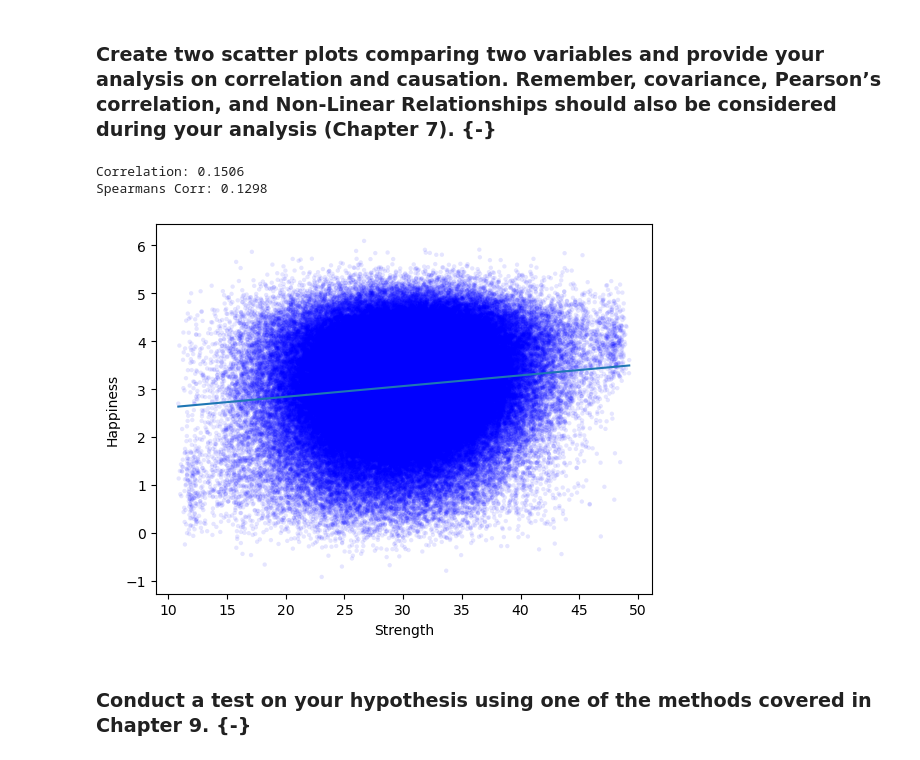
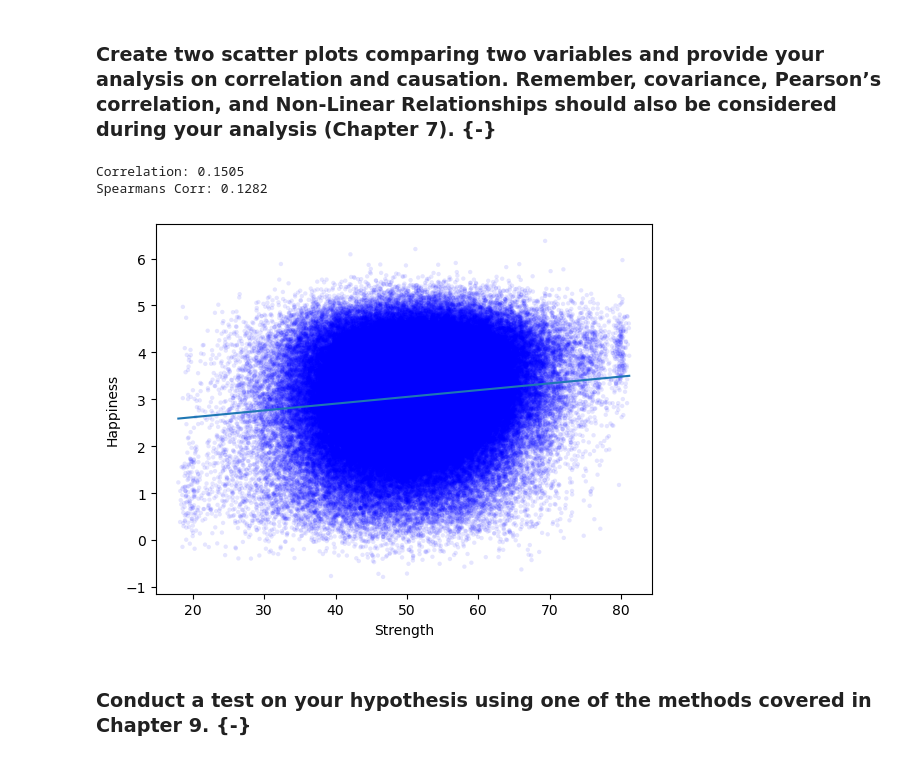
Before and after one commit to jeffbaronp3/BARON_DSC530_TermProject, a Jupyter notebook: BARON_DSC530_TermProject.ipynb, the cells around one changed output. Saved outputs shown, nothing was run; the diff lists cells and outputs as text; code cells hidden in the pictures.

```diff
--- a/BARON_DSC530_TermProject.ipynb
+++ b/BARON_DSC530_TermProject.ipynb
@@ -103,6 +105,9 @@ for x in range(0,6):
     first.HHIOctile[(first["HHI"] >= octile[x]) & (first["HHI"] < octile[x+1])] = x+2
 first.HHIOctile[first["HHI"] >= octile[6]] = 8
 
+# Use regression analysis to find the questions that are most correlated with the top-line measures of health, wealth, love, and faith.
+# The top-line measures were taken from other parts of the MRI-Simmons survey so that they would not appear in this regression.
+
 formula = "Health ~ X1 " + rest
 model = smf.ols(formula, data=first)
 results = model.fit()
@@ -111,7 +116,7 @@ final = pd.merge(resframe, dataindex, left_index=True, right_index=True, how='in
 final.columns = ["Coef","Label"]
 print("Health:\n", final.nlargest(5,"Coef"))
 data["Health"] = 0
-for cur in final.nlargest(5,"Coef").index.tolist()[2:6]:
+for cur in final.nlargest(5,"Coef").index.tolist()[0:5]:
     data["Health"] += first[cur]
 
 formula = "HHIOctile ~ X1 " + rest
@@ -122,7 +127,7 @@ final = pd.merge(resframe, dataindex, left_index=True, right_index=True, how='in
 final.columns = ["Coef","Label"]
 print("Wealth:\n", final.nlargest(5,"Coef"))
 data["Wealth"] = 0
-for cur in final.nlargest(5,"Coef").index.tolist()[2:6]:
+for cur in final.nlargest(5,"Coef").index.tolist()[0:5]:
     data["Wealth"] += first[cur]
 
 formula = "Love ~ X1 " + rest
@@ -133,7 +138,7 @@ final = pd.merge(resframe, dataindex, left_index=True, right_index=True, how='in
 final.columns = ["Coef","Label"]
 print("Love:\n", final.nlargest(5,"Coef"))
 data["Love"] = 0
-for cur in final.nlargest(5,"Coef").index.tolist()[2:6]:
+for cur in final.nlargest(5,"Coef").index.tolist()[0:5]:
     data["Love"] += first[cur]
 
 formula = "Faith ~ X1 " + rest
@@ -144,7 +149,7 @@ final = pd.merge(resframe, dataindex, left_index=True, right_index=True, how='in
 final.columns = ["Coef","Label"]
 print("Faith:\n", final.nlargest(5,"Coef"))
 data["Faith"] = 0
-for cur in final.nlargest(5,"Coef").index.tolist()[2:6]:
+for cur in final.nlargest(5,"Coef").index.tolist()[0:5]:
     data["Faith"] += first[cur]
 # %% [output]
 Health:
@@ -167,7 +172,17 @@ X85  0.085618              I attend religious services regularly
 # %%
 data["Wave"] = [int(x)-81 for x in first["RespID"].str[:2]]
 data["Happy"] = first["Happy"]
-data["Politics"] = first["Politics"]
+data["Strength"] = data.Health + data.Wealth + data.Love + data.Faith
+
+# Note: Political Outloook in the study is measured on a five point scale.  I've randomly assigned 50% of "Middle of the Road" people
+# to each of the polar groups.
+
+nMOR = len(first[first.Politics == 3])
+data["rand"] = np.random.rand(len(data))
+data["Politics"] = first.Politics
+data["Politics"][(data.Politics == 3) & (data.rand < 0.5)] = 4
+data["Politics"][data.Politics == 3] = 2
+data = data.drop(columns = ["rand"])
 
 print(data.head(10))
 # %% [output]
@@ -318,16 +391,0 @@ thinkplot. Show(xlabel='Strength', ylabel='CDF')
-# %%
-mean, var = thinkstats2.TrimmedMeanVar(data.strength, p=0.01)
-std = np.sqrt(var)
-
-xs = [-4, 4]
-fxs, fys = thinkstats2.FitLine(xs, mean, std)
-thinkplot.Plot(fxs, fys, linewidth=4, color="0.8")
-
-xs, ys = thinkstats2.NormalProbability(data.strength)
-thinkplot.Plot(xs, ys, label="H-W-L-F Score")
-
-thinkplot.Config(
-    title="Normal probability plot",
-    xlabel="Standard deviations from mean",
-    ylabel="Strength",
-)
@@ -336,6 +392,8 @@ thinkplot.Config(
 # %% [markdown]
 ### Create two scatter plots comparing two variables and provide your analysis on correlation and causation. Remember, covariance, Pearson’s correlation, and Non-Linear Relationships should also be considered during your analysis (Chapter 7). {-}
 # %%
+# Create a point cloud and correlation line of strenth scores vs. happiness scores.
+
 from numpy.polynomial.polynomial import polyfit
 import matplotlib.pyplot as plt
 
@@ -356,38 +414,38 @@ def Cov(xs, ys, meanx=None, meany=None):
 def Corr(xs, ys):
     xs = np.asarray(xs)
     ys = np.asarray(ys)
     meanx, varx = thinkstats2.MeanVar(xs)
     meany, vary = thinkstats2.MeanVar(ys)
     corr = Cov(xs, ys, meanx, meany) / np.sqrt(varx * vary)
     return corr
 
 def SpearmanCorr(xs, ys):
     xranks = pd.Series(xs).rank()
     yranks = pd.Series(ys).rank()
     return Corr(xranks, yranks)
 
-print(f"Correlation: {Corr(data.strength,data.Happy):.4f}\nSpearmans Corr: {SpearmanCorr(data.strength,data.Happy):.4f}")
+print(f"Correlation: {Corr(data.Strength,data.Happy):.4f}\nSpearmans Corr: {SpearmanCorr(data.Strength,data.Happy):.4f}")
 xs = [-4, 4]
-jstrength, jhappy = Jitter(data.strength), Jitter(data.Happy)
+jstrength, jhappy = Jitter(data.Strength), Jitter(data.Happy)
 bins = np.arange(0, 20, 1)
 indices = np.digitize(jstrength, bins)
 groups = data.groupby(indices)
 mean_strengths = [jstrength.mean() for i, group in groups]
 cdfs = [thinkstats2.Cdf(jhappy) for i, group in groups]
 for percent in [75, 50, 25]:
     weight_percentiles = [cdf.Percentile(percent) for cdf in cdfs]
     label = '%dth' % percent
     thinkplot.Plot(mean_strengths, weight_percentiles, label=label)
 
 thinkplot.Scatter(jstrength, jhappy, alpha=0.1, s=10)
 plt.plot(np.unique(jstrength), np.poly1d(np.polyfit(jstrength, jhappy, 1))(np.unique(jstrength)))
 thinkplot.Config(xlabel='Strength',
                  ylabel='Happiness',
                  legend=False)
 # %% [output]
-Correlation: 0.1506
-Spearmans Corr: 0.1298
+Correlation: 0.1505
+Spearmans Corr: 0.1282
-[figure, old version]
+[figure, new version]
 # %% [markdown]
 ### Conduct a test on your hypothesis using one of the methods covered in Chapter 9. {-}
 # %%
```
Also changed, not shown: parts of 15 cells of this notebook, 4 other files.
